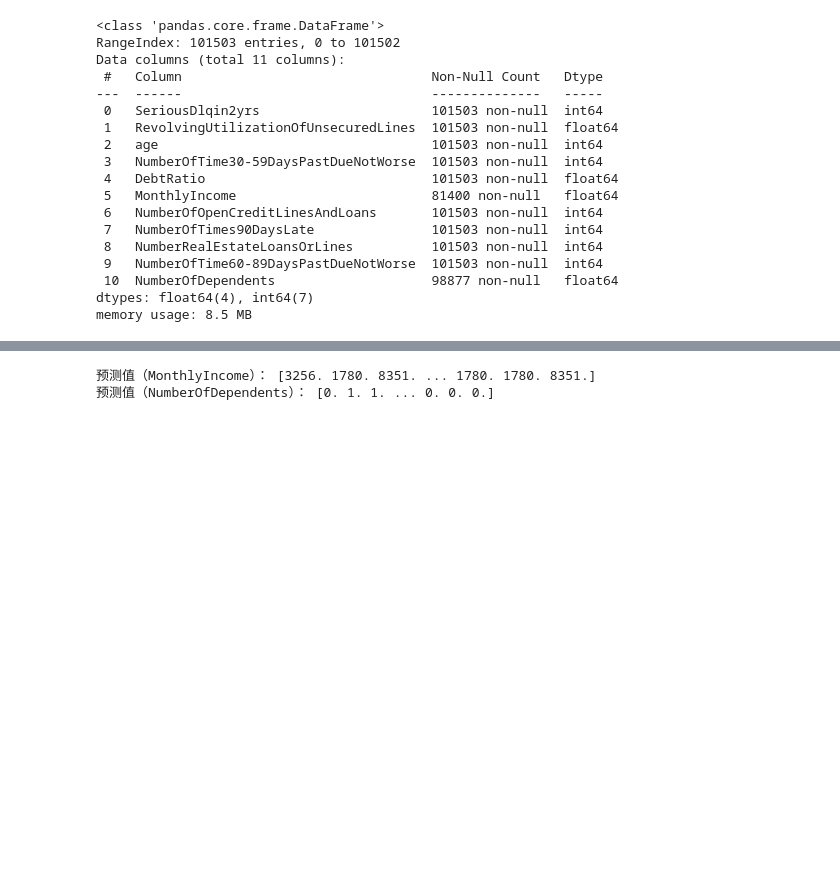
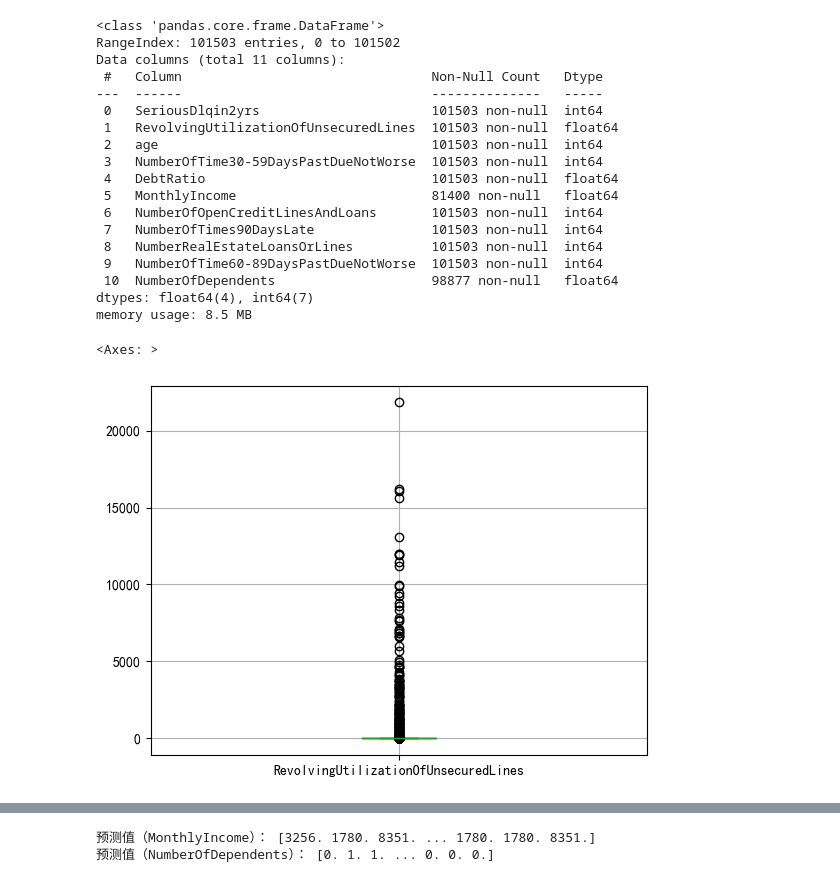
Before and after one commit to TietiTage/da_zuo_ye, a Jupyter notebook: 申请信用评分卡模型/信用评分卡模型.ipynb, the cells around one changed output, grey strips where cells are left out. Saved outputs shown, nothing was run; the diff lists cells and outputs as text; code cells hidden in the pictures; blank space fills up the shorter version.

```diff
--- a/申请信用评分卡模型/信用评分卡模型.ipynb
+++ b/申请信用评分卡模型/信用评分卡模型.ipynb
@@ -1467,3 +1322,8 @@ Data columns (total 11 columns):
  10  NumberOfDependents                    98877 non-null   float64
 dtypes: float64(4), int64(7)
 memory usage: 8.5 MB
+# %%
+ScoreData["RevolvingUtilizationOfUnsecuredLines"].plot(kind="box", grid=True)
+# %% [output]
+<Axes: >
+[figure, added]
```
Also changed, not shown: parts of 53 cells of this notebook.
